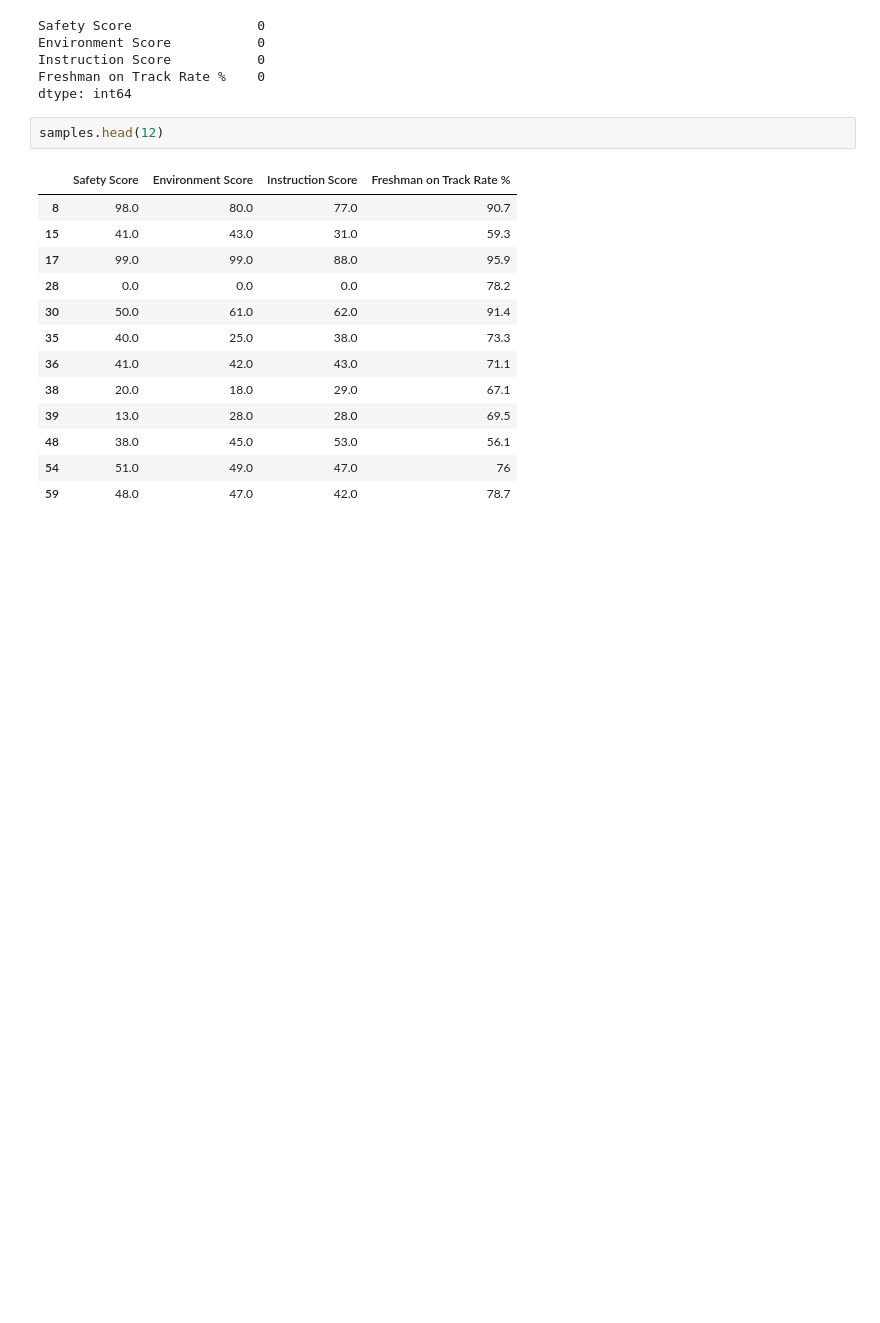
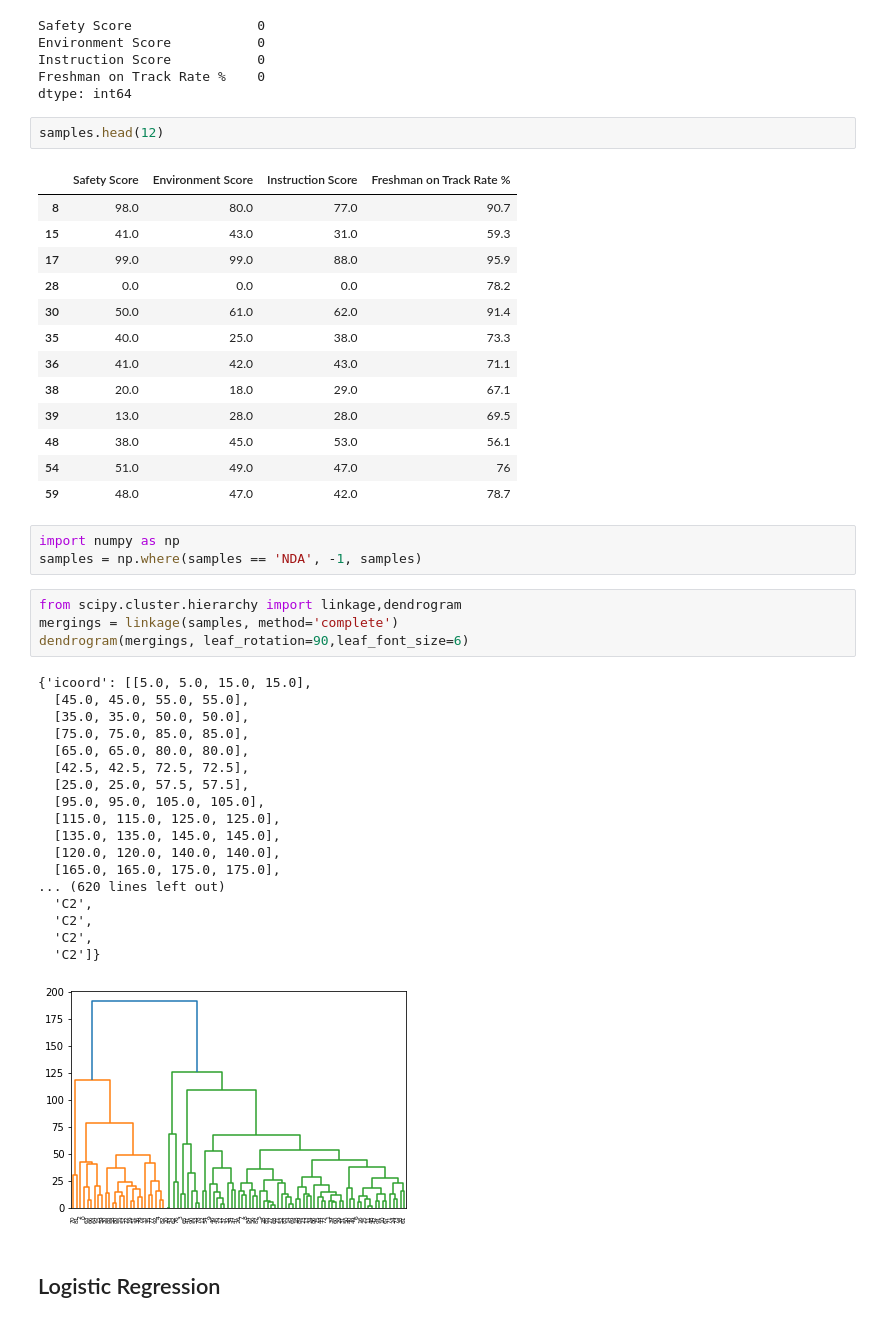
Before and after one commit to esoto15/cps-data-analysis, a Jupyter notebook: data-analysis.ipynb, the cells around one changed output. Cells and saved outputs as stored; diff of their text form; blank space fills up the shorter version.

```diff
--- a/data-analysis.ipynb
+++ b/data-analysis.ipynb
@@ -120,3 +122,31 @@ samples.head(12)
 | 48 | 38.0 | 45.0 | 53.0 | 56.1 |
 | 54 | 51.0 | 49.0 | 47.0 | 76 |
 | 59 | 48.0 | 47.0 | 42.0 | 78.7 |
+# %%
+import numpy as np
+samples = np.where(samples == 'NDA', -1, samples)
+# %%
+from scipy.cluster.hierarchy import linkage,dendrogram
+mergings = linkage(samples, method='complete')
+dendrogram(mergings, leaf_rotation=90,leaf_font_size=6)
+# %% [output]
+{'icoord': [[5.0, 5.0, 15.0, 15.0],
+  [45.0, 45.0, 55.0, 55.0],
+  [35.0, 35.0, 50.0, 50.0],
+  [75.0, 75.0, 85.0, 85.0],
+  [65.0, 65.0, 80.0, 80.0],
+  [42.5, 42.5, 72.5, 72.5],
+  [25.0, 25.0, 57.5, 57.5],
+  [95.0, 95.0, 105.0, 105.0],
+  [115.0, 115.0, 125.0, 125.0],
+  [135.0, 135.0, 145.0, 145.0],
+  [120.0, 120.0, 140.0, 140.0],
+  [165.0, 165.0, 175.0, 175.0],
+... (620 lines left out)
+  'C2',
+  'C2',
+  'C2',
+  'C2']}
+[figure, added]
+# %% [markdown]
+## Logistic Regression
```
Also changed, not shown: parts of 4 cells of this notebook.
